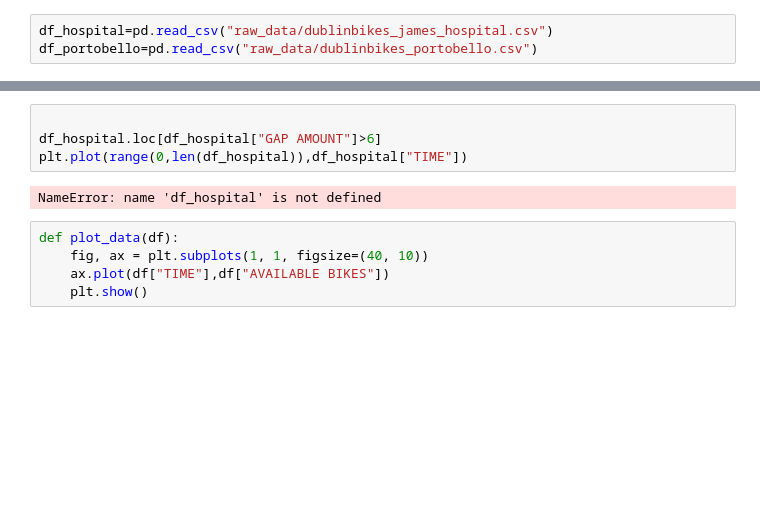
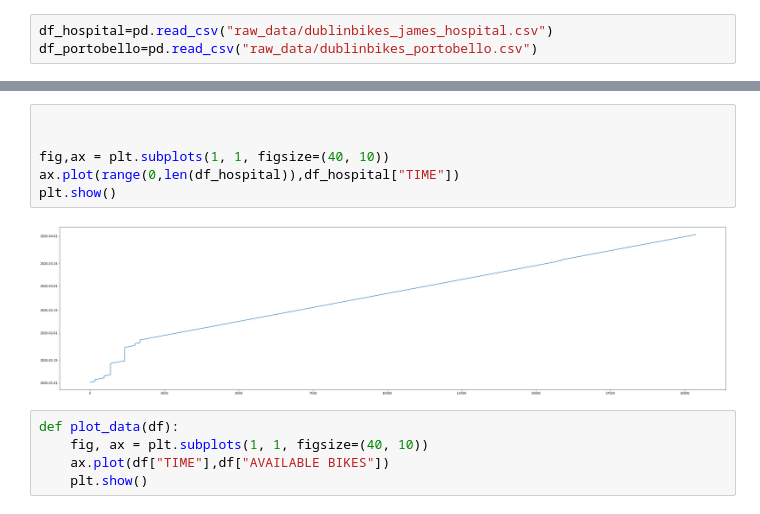
Before and after one commit to cormac-doyle/Final-Assignment-Machine-Learning, a Jupyter notebook: process_data.ipynb, the cells around one changed output, grey strips where cells are left out. Drawn from its saved outputs; the diff is of its cells as text; blank space fills up the shorter version.

```diff
--- a/process_data.ipynb
+++ b/process_data.ipynb
@@ -37,9 +52,11 @@ KeyError: 'LAST UPDATED'
 # %%
 
-df_hospital.loc[df_hospital["GAP AMOUNT"]>6]
-plt.plot(range(0,len(df_hospital)),df_hospital["TIME"])
+
+fig,ax = plt.subplots(1, 1, figsize=(40, 10))
+ax.plot(range(0,len(df_hospital)),df_hospital["TIME"])
+plt.show()
 # %% [output]
-NameError: name 'df_hospital' is not defined
+[figure, added]
 # %%
 def plot_data(df):
     fig, ax = plt.subplots(1, 1, figsize=(40, 10))
```
Also changed, not shown: parts of 9 cells of this notebook, 2 other files.
